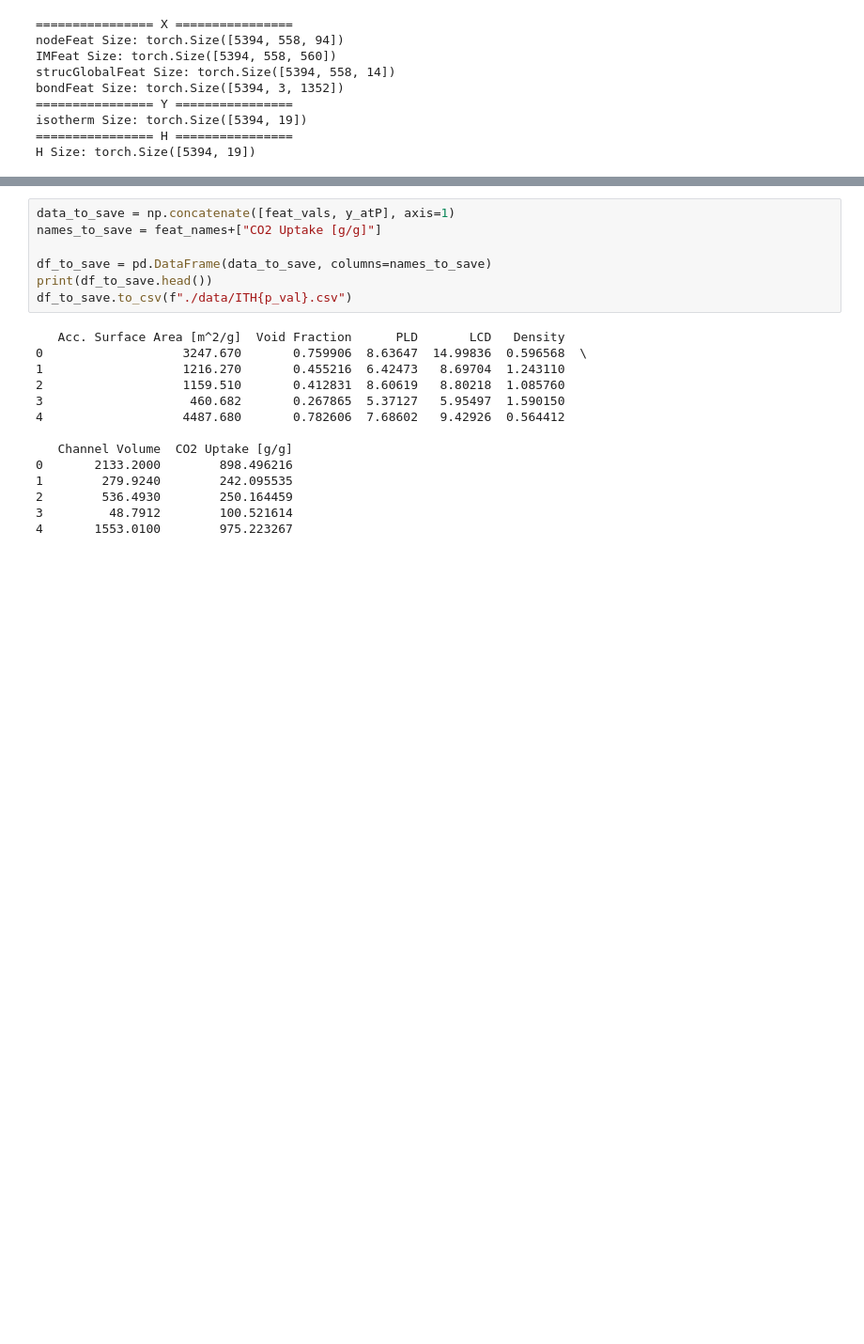
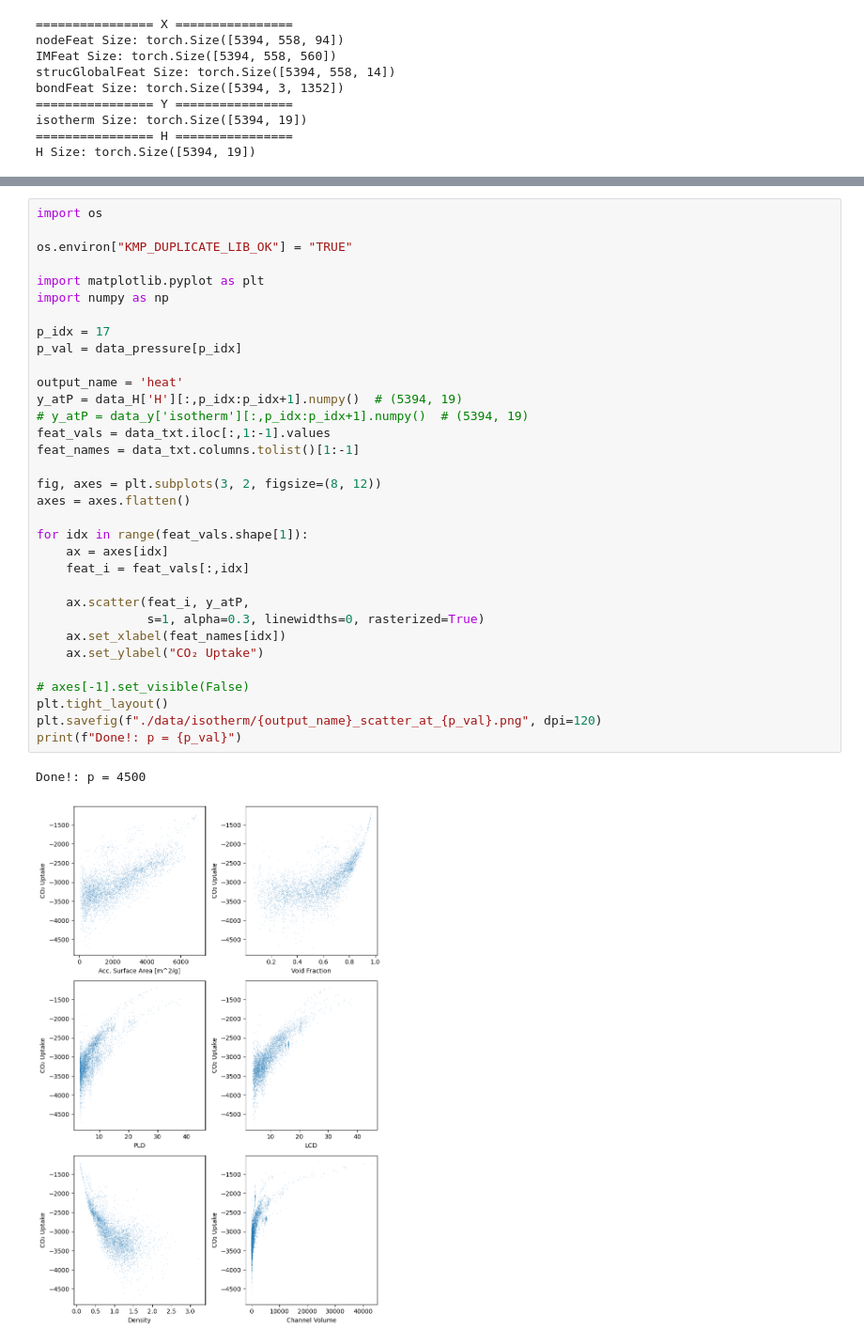
Before and after one commit to foodbanana/pykan, a Jupyter notebook: github/workflows/Hyein/qmof_isotherm_data.ipynb, the cells around one changed output, grey strips where cells are left out. Shown at 94% size. Saved outputs shown, nothing was run; the diff lists cells and outputs as text; blank space fills up the shorter version.

```diff
--- a/github/workflows/Hyein/qmof_isotherm_data.ipynb
+++ b/github/workflows/Hyein/qmof_isotherm_data.ipynb
@@ -135,21 +106,36 @@ print(f"Done!: p = {p_val}")
-# %%
-data_to_save = np.concatenate([feat_vals, y_atP], axis=1)
-names_to_save = feat_names+["CO2 Uptake [g/g]"]
-
-df_to_save = pd.DataFrame(data_to_save, columns=names_to_save)
-print(df_to_save.head())
-df_to_save.to_csv(f"./data/ITH{p_val}.csv")
-# %% [output]
-   Acc. Surface Area [m^2/g]  Void Fraction      PLD       LCD   Density
-0                   3247.670       0.759906  8.63647  14.99836  0.596568  \
-1                   1216.270       0.455216  6.42473   8.69704  1.243110
-2                   1159.510       0.412831  8.60619   8.80218  1.085760
-3                    460.682       0.267865  5.37127   5.95497  1.590150
-4                   4487.680       0.782606  7.68602   9.42926  0.564412
-
-   Channel Volume  CO2 Uptake [g/g]
-0       2133.2000        898.496216
-1        279.9240        242.095535
-2        536.4930        250.164459
-3         48.7912        100.521614
-4       1553.0100        975.223267
+# %%
+import os
+
+os.environ["KMP_DUPLICATE_LIB_OK"] = "TRUE"
+
+import matplotlib.pyplot as plt
+import numpy as np
+
+p_idx = 17
+p_val = data_pressure[p_idx]
+
+output_name = 'heat'
+y_atP = data_H['H'][:,p_idx:p_idx+1].numpy()  # (5394, 19)
+# y_atP = data_y['isotherm'][:,p_idx:p_idx+1].numpy()  # (5394, 19)
+feat_vals = data_txt.iloc[:,1:-1].values
+feat_names = data_txt.columns.tolist()[1:-1]
+
+fig, axes = plt.subplots(3, 2, figsize=(8, 12))
+axes = axes.flatten()
+
+for idx in range(feat_vals.shape[1]):
+    ax = axes[idx]
+    feat_i = feat_vals[:,idx]
+
+    ax.scatter(feat_i, y_atP,
+               s=1, alpha=0.3, linewidths=0, rasterized=True)
+    ax.set_xlabel(feat_names[idx])
+    ax.set_ylabel("CO₂ Uptake")
+
+# axes[-1].set_visible(False)
+plt.tight_layout()
+plt.savefig(f"./data/isotherm/{output_name}_scatter_at_{p_val}.png", dpi=120)
+print(f"Done!: p = {p_val}")
+# %% [output]
+Done!: p = 4500
+[figure, added]
```
Also changed, not shown: parts of 5 cells of this notebook, 53 other files.
